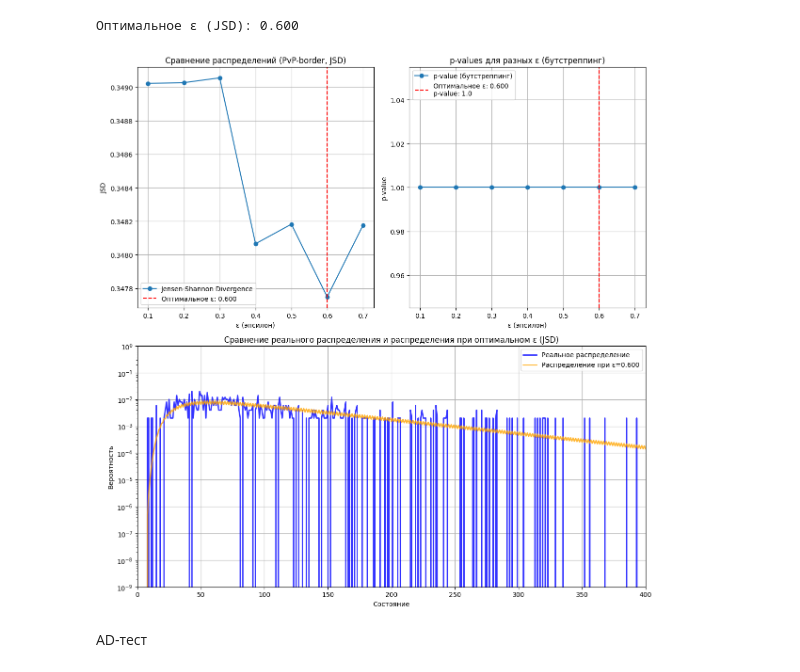
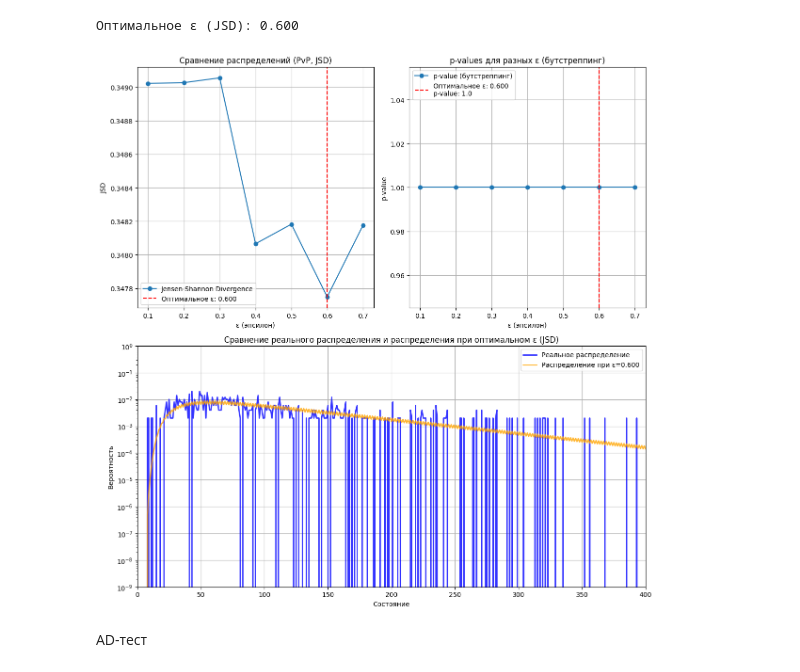
Before and after one commit to spells39/RWAnalyzer, a Jupyter notebook: src/find_opt_epsilon.ipynb, the cells around one changed output. Cells and saved outputs as stored; diff of their text form; code cells hidden in the pictures.

```diff
--- a/src/find_opt_epsilon.ipynb
+++ b/src/find_opt_epsilon.ipynb
@@ -571,7 +571,7 @@ plt.plot(epsilon_vals, js_distances, marker='o', label='Jensen-Shannon Divergenc
 plt.axvline(optimal_epsilon_pvp_border_js, color='red', linestyle='--', label=f'Оптимальное ε: {optimal_epsilon_pvp_border_js:.3f}')
 plt.xlabel('ε (эпсилон)')
 plt.ylabel('JSD')
-plt.title('Сравнение распределений (PvP-border, JSD)')
+plt.title('Сравнение распределений (PvP, JSD)')
 plt.legend()
 plt.grid()
 
@@ -579,34 +579,34 @@ plt.subplot(2, 2, 2)
 plt.plot(epsilon_vals, p_values_js, marker='o', label='p-value (бутстреппинг)')
 plt.axvline(optimal_epsilon_pvp_border_js, color='red', linestyle='--', label=f'Оптимальное ε: {optimal_epsilon_pvp_border_js:.3f}\np-value: {optimal_p_value_pvp_border_js}')
 plt.xlabel('ε (эпсилон)')
 plt.ylabel('p-value')
 plt.title('p-values для разных ε (бутстреппинг)')
 plt.legend()
 plt.grid()
 
 plt.subplot(2, 1, 2)
 #bin_size = 5
 #grouped_data = [prob_real_border[i:i+bin_size].mean() for i in range(0, len(prob_real_border), bin_size)]
 #plt.bar(range(len(grouped_data)), grouped_data, width=6, alpha=0.7, label='Реальное распределение')
 #plt.plot(prob_real_border, label='Реальное распределение', linestyle='-', color='blue', alpha=0.7, linewidth=2)
 
 plt.plot(prob_real_pvp, label='Реальное распределение', linestyle='-', color='blue', alpha=0.8, linewidth=2)
 plt.plot(optimal_prob_pvp_border_js, label=f'Распределение при ε={optimal_epsilon_pvp_border_js:.3f}', linestyle='-', color='orange', alpha=0.8, linewidth=2)
 #plt.hist(player_border_turns, bins = bins_ranges_border, density=True, color="blue", rwidth=0.9, alpha=0.8, label='Реальное распределение')
 plt.xlim(0, 400)
 plt.ylim(10e-10, 10e-1)
 plt.yscale("log")
 
 plt.xlabel('Состояние')
 plt.ylabel('Вероятность')
 plt.title('Сравнение реального распределения и распределения при оптимальном ε (JSD)')
 plt.legend()
 plt.grid()
 
 plt.tight_layout()
 plt.show()
 # %% [output]
-[figure, old version]
+[figure, new version]
 # %% [markdown]
 AD-тест
 # %%
```
Also changed, not shown: parts of 1 cell of this notebook.
